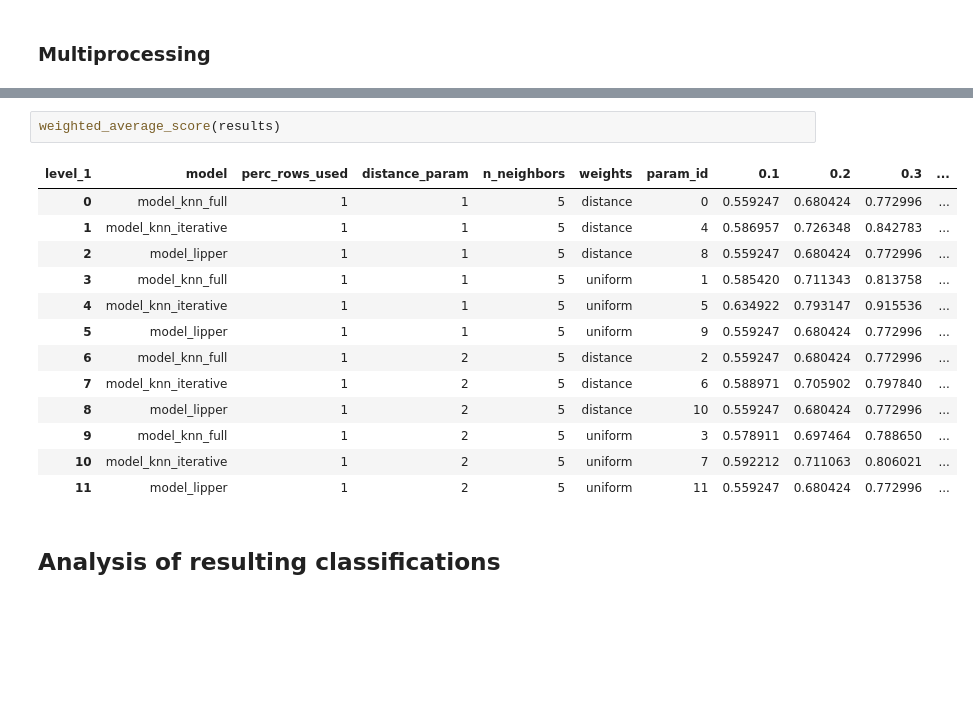
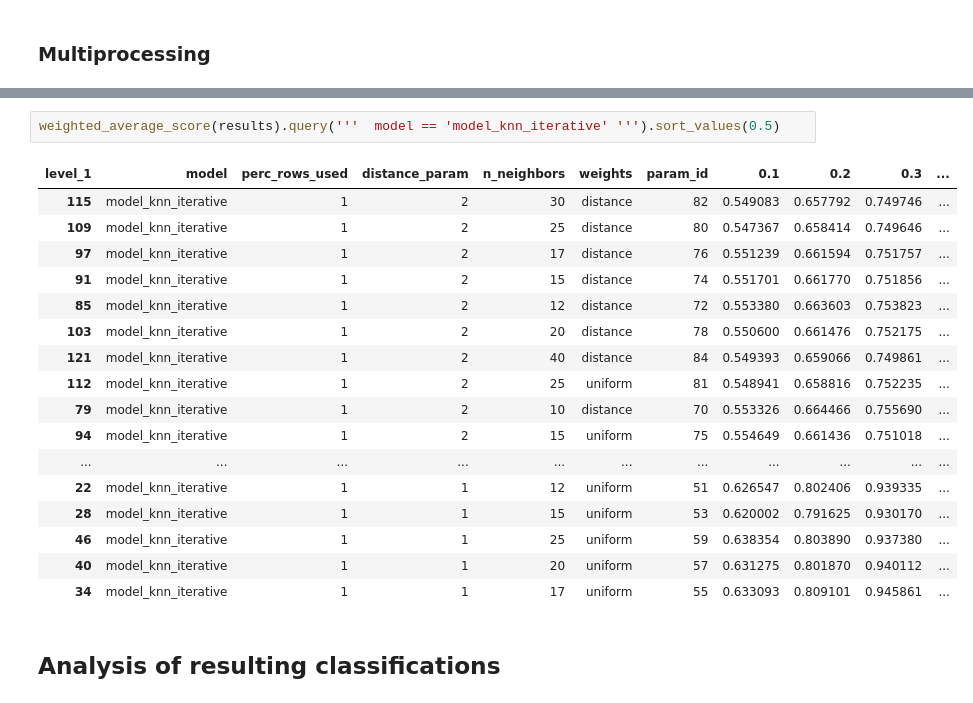
Before and after one commit to Amglex/Mutual-Funds, a Jupyter notebook: notebooks/040 - Classification Parallel.ipynb, the cells around one changed output, grey strips where cells are left out. Drawn from its saved outputs; the diff is of its cells as text; blank space fills up the shorter version.

```diff
--- a/notebooks/040 - Classification Parallel.ipynb
+++ b/notebooks/040 - Classification Parallel.ipynb
@@ -377,19 +407,23 @@ results
-# %%
-weighted_average_score(results)
-# %% [output]
-| level_1 | model | perc_rows_used | distance_param | n_neighbors | weights | param_id | 0.1 | 0.2 | 0.3 | ... |
-| 0 | model_knn_full | 1 | 1 | 5 | distance | 0 | 0.559247 | 0.680424 | 0.772996 | ... |
-| 1 | model_knn_iterative | 1 | 1 | 5 | distance | 4 | 0.586957 | 0.726348 | 0.842783 | ... |
-| 2 | model_lipper | 1 | 1 | 5 | distance | 8 | 0.559247 | 0.680424 | 0.772996 | ... |
-| 3 | model_knn_full | 1 | 1 | 5 | uniform | 1 | 0.585420 | 0.711343 | 0.813758 | ... |
-| 4 | model_knn_iterative | 1 | 1 | 5 | uniform | 5 | 0.634922 | 0.793147 | 0.915536 | ... |
-| 5 | model_lipper | 1 | 1 | 5 | uniform | 9 | 0.559247 | 0.680424 | 0.772996 | ... |
-| 6 | model_knn_full | 1 | 2 | 5 | distance | 2 | 0.559247 | 0.680424 | 0.772996 | ... |
-| 7 | model_knn_iterative | 1 | 2 | 5 | distance | 6 | 0.588971 | 0.705902 | 0.797840 | ... |
-| 8 | model_lipper | 1 | 2 | 5 | distance | 10 | 0.559247 | 0.680424 | 0.772996 | ... |
-| 9 | model_knn_full | 1 | 2 | 5 | uniform | 3 | 0.578911 | 0.697464 | 0.788650 | ... |
-| 10 | model_knn_iterative | 1 | 2 | 5 | uniform | 7 | 0.592212 | 0.711063 | 0.806021 | ... |
-| 11 | model_lipper | 1 | 2 | 5 | uniform | 11 | 0.559247 | 0.680424 | 0.772996 | ... |
+# %%
+weighted_average_score(results).query('''  model == 'model_knn_iterative' ''').sort_values(0.5)
+# %% [output]
+| level_1 | model | perc_rows_used | distance_param | n_neighbors | weights | param_id | 0.1 | 0.2 | 0.3 | ... |
+| 115 | model_knn_iterative | 1 | 2 | 30 | distance | 82 | 0.549083 | 0.657792 | 0.749746 | ... |
+| 109 | model_knn_iterative | 1 | 2 | 25 | distance | 80 | 0.547367 | 0.658414 | 0.749646 | ... |
+| 97 | model_knn_iterative | 1 | 2 | 17 | distance | 76 | 0.551239 | 0.661594 | 0.751757 | ... |
+| 91 | model_knn_iterative | 1 | 2 | 15 | distance | 74 | 0.551701 | 0.661770 | 0.751856 | ... |
+| 85 | model_knn_iterative | 1 | 2 | 12 | distance | 72 | 0.553380 | 0.663603 | 0.753823 | ... |
+| 103 | model_knn_iterative | 1 | 2 | 20 | distance | 78 | 0.550600 | 0.661476 | 0.752175 | ... |
+| 121 | model_knn_iterative | 1 | 2 | 40 | distance | 84 | 0.549393 | 0.659066 | 0.749861 | ... |
+| 112 | model_knn_iterative | 1 | 2 | 25 | uniform | 81 | 0.548941 | 0.658816 | 0.752235 | ... |
+| 79 | model_knn_iterative | 1 | 2 | 10 | distance | 70 | 0.553326 | 0.664466 | 0.755690 | ... |
+| 94 | model_knn_iterative | 1 | 2 | 15 | uniform | 75 | 0.554649 | 0.661436 | 0.751018 | ... |
+| ... | ... | ... | ... | ... | ... | ... | ... | ... | ... | ... |
+| 22 | model_knn_iterative | 1 | 1 | 12 | uniform | 51 | 0.626547 | 0.802406 | 0.939335 | ... |
+| 28 | model_knn_iterative | 1 | 1 | 15 | uniform | 53 | 0.620002 | 0.791625 | 0.930170 | ... |
+| 46 | model_knn_iterative | 1 | 1 | 25 | uniform | 59 | 0.638354 | 0.803890 | 0.937380 | ... |
+| 40 | model_knn_iterative | 1 | 1 | 20 | uniform | 57 | 0.631275 | 0.801870 | 0.940112 | ... |
+| 34 | model_knn_iterative | 1 | 1 | 17 | uniform | 55 | 0.633093 | 0.809101 | 0.945861 | ... |
 # %% [markdown]
 ## Analysis of resulting classifications
 # %% [markdown]
```
Also changed, not shown: parts of 14 cells of this notebook, 2 other files.
